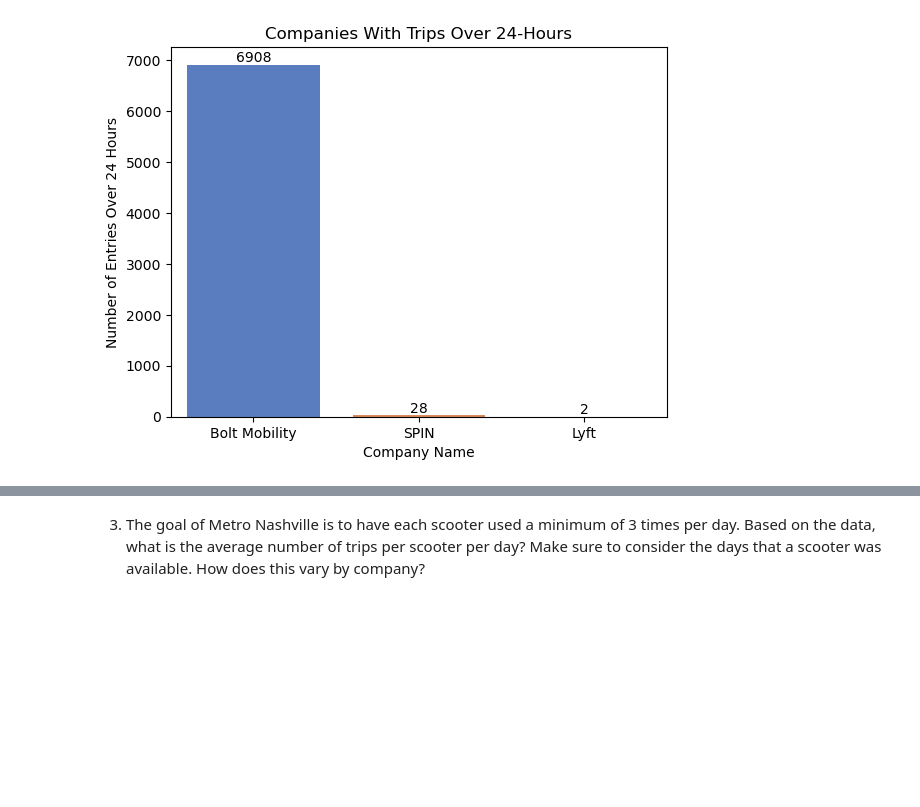
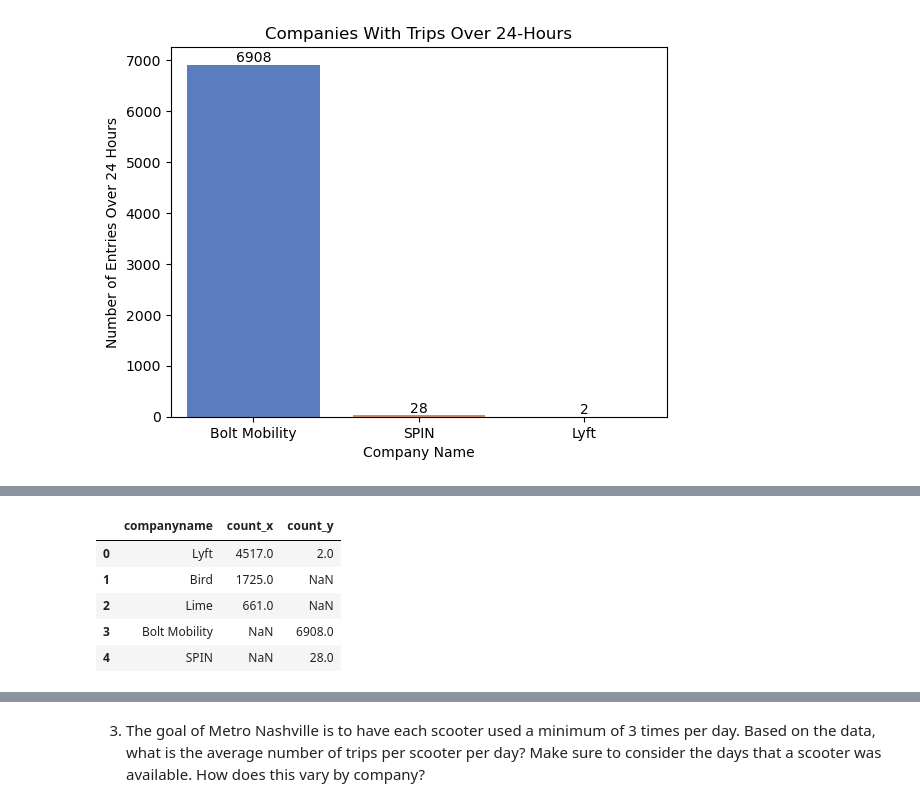
Before and after one commit to NSS-Data-Analytics-Cohort-10/scooters-group-2, a Jupyter notebook: notebooks/scooters_notebook.ipynb, the cells around one changed output, grey strips where cells are left out. Cells and saved outputs as stored; diff of their text form; code cells hidden in the pictures; blank space fills up the shorter version.

```diff
--- a/notebooks/scooters_notebook.ipynb
+++ b/notebooks/scooters_notebook.ipynb
@@ -562,2 +571,10 @@ h24_bar.bar_label(h24_bar.containers[0])
 # %%
-df_problem_data_percentages =
+merged_1m_24h = pd.merge(left=df_1m_companies, right=df_24h_companies, how='outer', left_on='companyname', right_on='companyname')
+merged_1m_24h.head(8)
+# %% [output]
+|  | companyname | count_x | count_y |
+| 0 | Lyft | 4517.0 | 2.0 |
+| 1 | Bird | 1725.0 | NaN |
+| 2 | Lime | 661.0 | NaN |
+| 3 | Bolt Mobility | NaN | 6908.0 |
+| 4 | SPIN | NaN | 28.0 |
```
Also changed, not shown: parts of 2 cells of this notebook.
